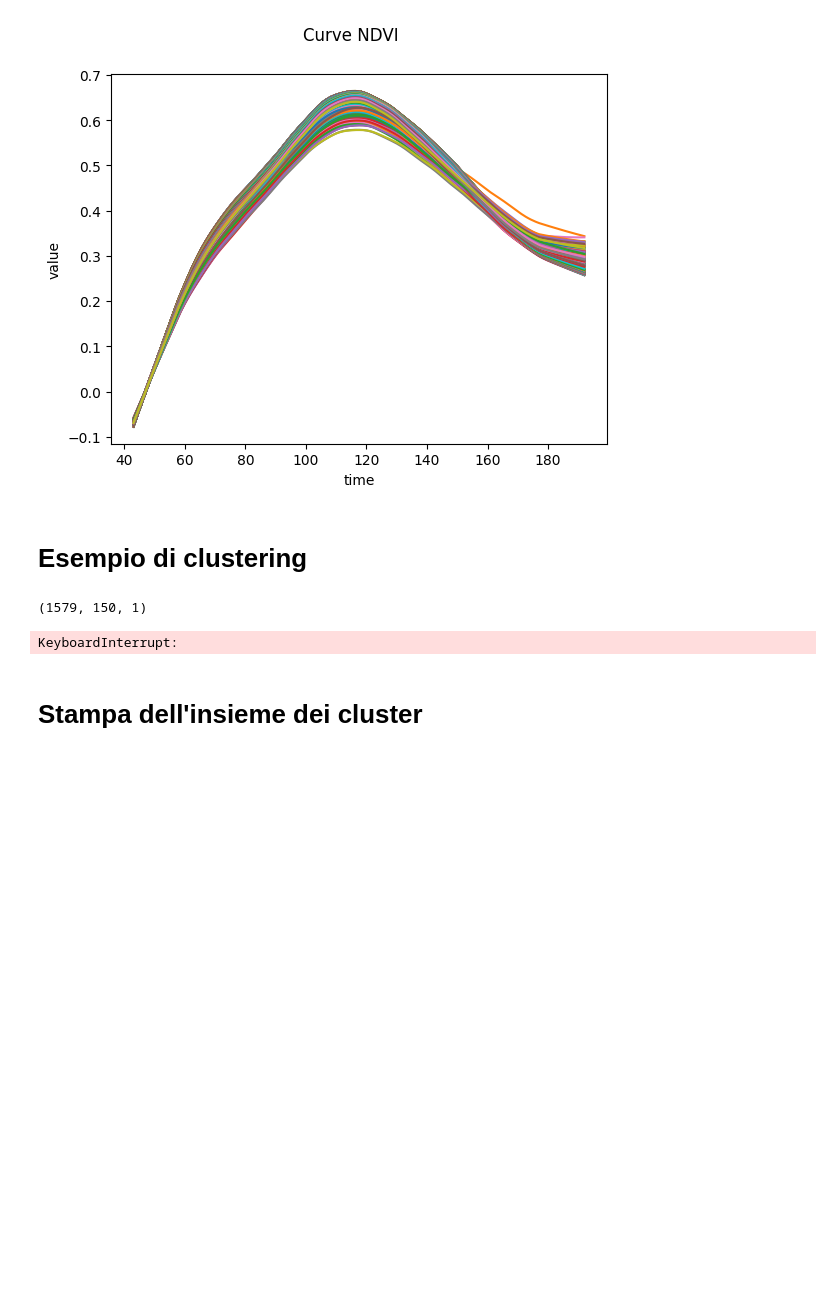
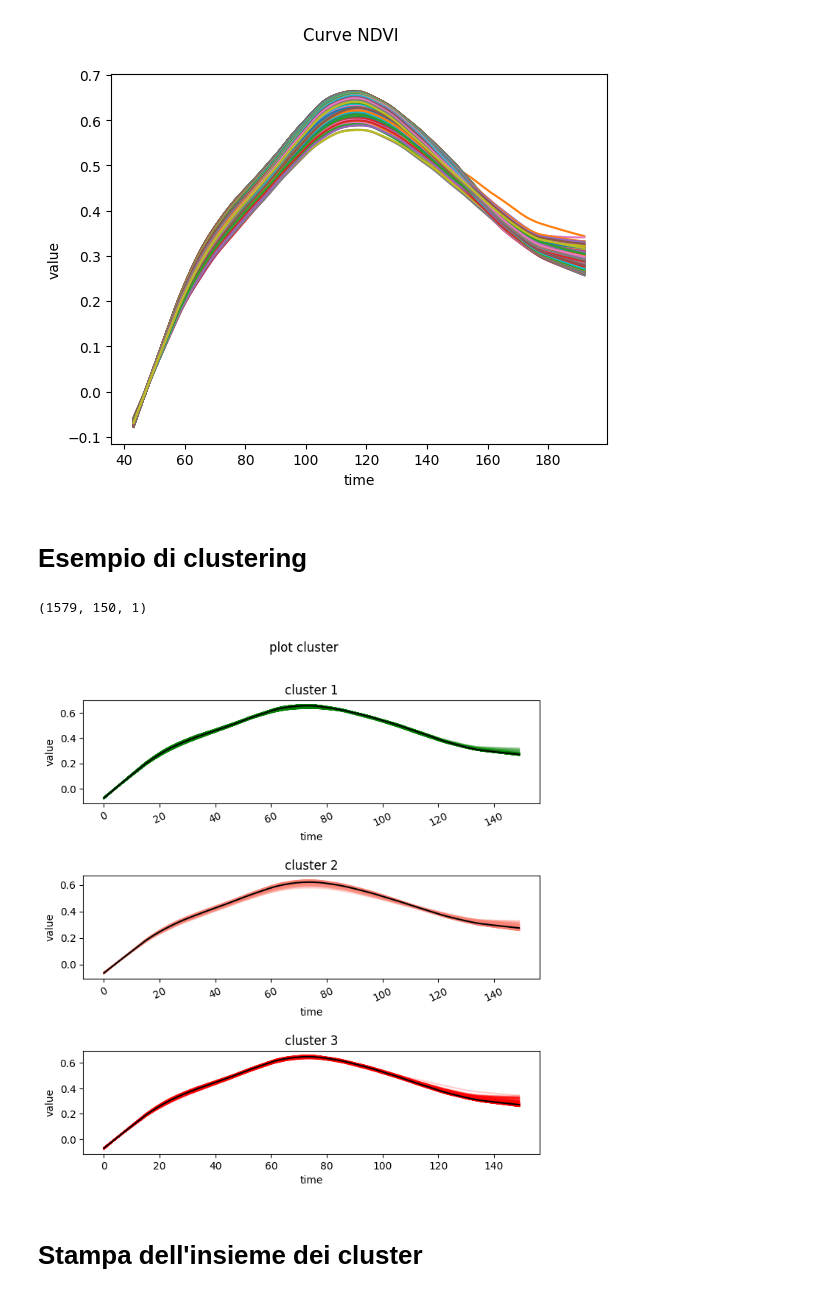
Before and after one commit to Simone-Scalella/BigDataProject, a Jupyter notebook: BigDataProject.ipynb, the cells around one changed output. Saved outputs shown, nothing was run; the diff lists cells and outputs as text; code cells hidden in the pictures; blank space fills up the shorter version.

```diff
--- a/BigDataProject.ipynb
+++ b/BigDataProject.ipynb
@@ -26,7 +27,7 @@ print(NDVI.data_matrix.shape)
 # %% [output]
 (1579, 150, 1)
 # %%
-km = TimeSeriesKMeans(n_clusters=3, metric="softdtw", max_iter=50,
+km = TimeSeriesKMeans(n_clusters=3, metric="euclidean", max_iter=50,
                       random_state=0)
 y_pred = km.fit_predict(NDVI.data_matrix)
 
@@ -50,34 +51,34 @@ fig.suptitle('plot cluster')
 plt.sca(axs[0])
 plt.xticks(rotation=25) # Rotate label
 
 for xx in NDVI.data_matrix[y_pred == 0]:
         axs[0].plot(xx.ravel(), "k-", alpha=.2,color="green")
 
 axs[0].plot(range(0,150),km.cluster_centers_[0].ravel(),color="black")
 axs[0].set_title("cluster 1")
 axs[0].set_xlabel("time")
 axs[0].set_ylabel("value")
 
 for xx in NDVI.data_matrix[y_pred == 1]:
         axs[1].plot(xx.ravel(), "k-", alpha=.2,color="salmon")
 
 axs[1].plot(range(0,150),km.cluster_centers_[1],color="black")
 axs[1].set_title("cluster 2")
 axs[1].set_xlabel("time")
 axs[1].set_ylabel("value")
 
 for xx in NDVI.data_matrix[y_pred == 2]:
         axs[2].plot(xx.ravel(), "k-", alpha=.2,color="red")
 
 axs[2].plot(range(0,150),km.cluster_centers_[2],color="black")
 axs[2].set_title("cluster 3")
 axs[2].set_xlabel("time")
 axs[2].set_ylabel("value")
 plt.sca(axs[1])
 plt.xticks(rotation=25)
 plt.show()
 # %% [output]
-KeyboardInterrupt:
+[figure, added]
 # %% [markdown]
 # Stampa dell'insieme dei cluster
 # %%
```
Also changed, not shown: parts of 16 cells of this notebook.
